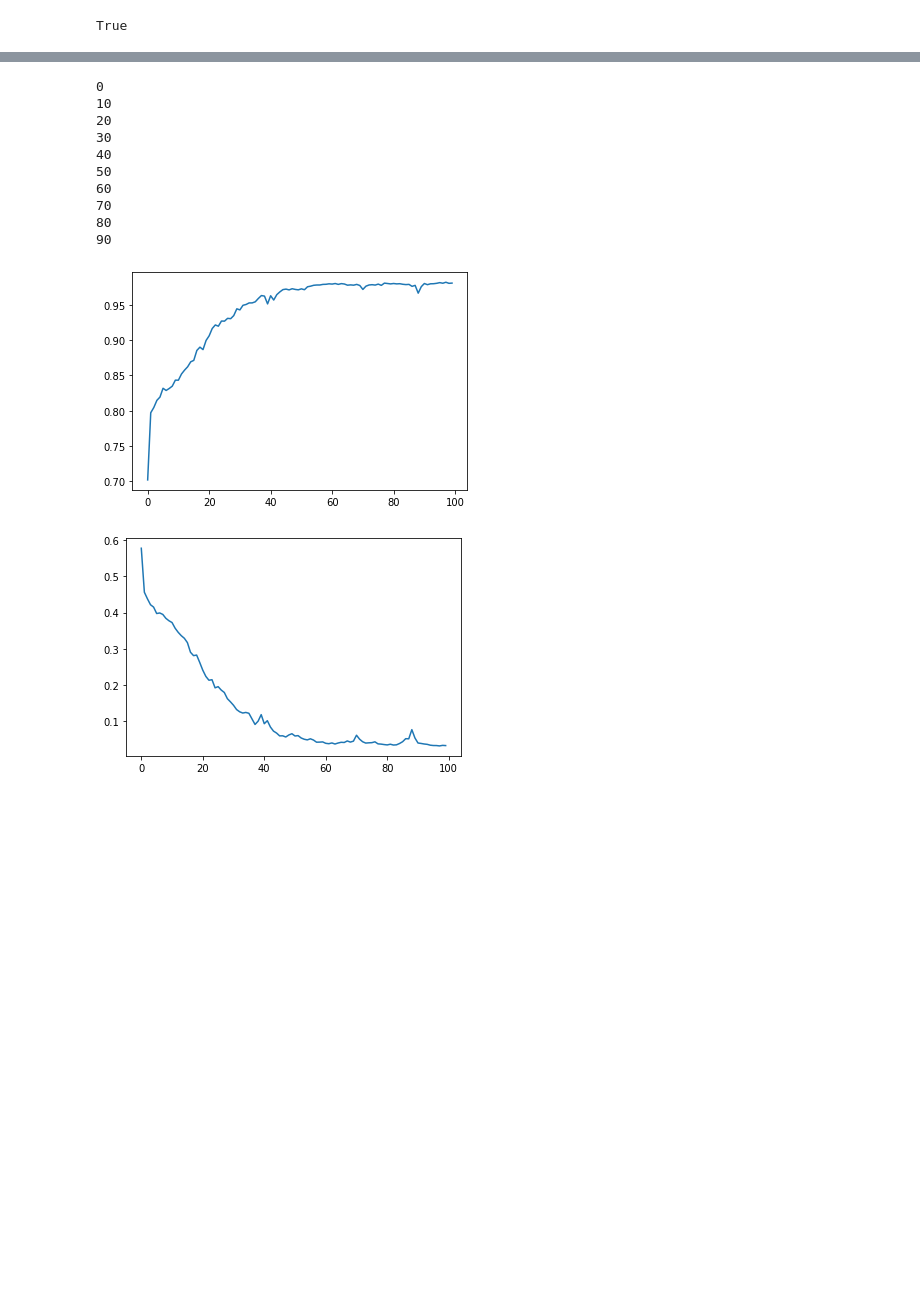
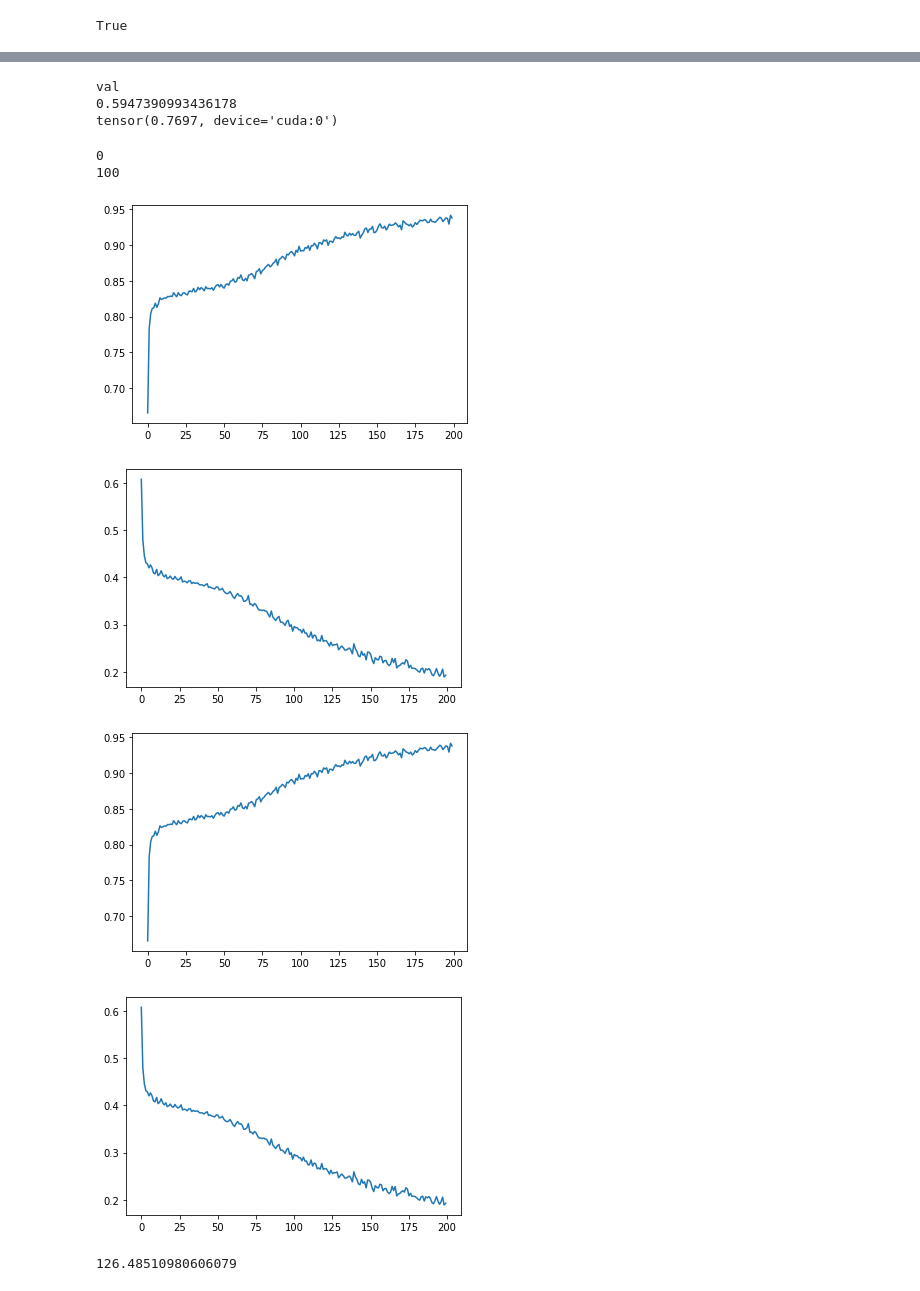
Before and after one commit to Chuck2Win/-Kaggle-Real-or-Not-NLP-with-Disaster-Tweets, a Jupyter notebook: kaggle.ipynb, the cells around one changed output, grey strips where cells are left out. Cells and saved outputs as stored; diff of their text form; code cells hidden in the pictures; blank space fills up the shorter version.

```diff
--- a/kaggle.ipynb
+++ b/kaggle.ipynb
@@ -212,13 +268,15 @@ class gru_sentiment(nn.Module):
 # %%
 # 학습을 시켜보자
-epochs=100
+import time
+now_time=time.time()
+epochs=200
 device='cuda' if torch.cuda.is_available else 'cpu'
 cost=[]
 acc=[]
 models=cnn_sentiment(100).to(device)
-optimizer=torch.optim.Adam(models.parameters(),0.001)
+optimizer=torch.optim.Adam(models.parameters(),0.001,weight_decay=1e-3)
 for epoch in range(epochs):
-    if epoch%10==0:
+    if epoch%100==0:
         print(epoch)
     avg_cost=0
     avg_acc=0
@@ -239,5 +297,10 @@ for epoch in range(epochs):
     avg_acc/=n
     cost.append(avg_cost)
     acc.append(avg_acc)
+plt.plot(acc,label='acc')
+plt.show()
+plt.plot(cost,label='cost')
+plt.show()
+print(time.time()-now_time)
 # %% [output]
 0
@@ -261,47 +311,72 @@ plt.show()
+# %%
+with torch.no_grad():
+    models.eval()
+    avg_cost=0
+    avg_acc=0
+    n=0
+    for w in val_loader:
+        x=w.text.to(device)
+        y=w.target.to(device)
+        predict=models.forward(x)
+        loss=F.cross_entropy(predict,y)
+        ac=(predict.argmax(dim=1)==y).float().mean()
+        avg_cost+=loss.item()
+        avg_acc+=ac
+        n+=1
+    avg_cost/=n
+    avg_acc/=n
+    print('val')
+    print(avg_cost)
+    print(avg_acc)
+# %% [output]
+val
+0.5947390993436178
+tensor(0.7697, device='cuda:0')
 # %%
 # 학습을 시켜보자
-epochs=100
+now_time=time.time()
+epochs=200
 device='cuda' if torch.cuda.is_available else 'cpu'
 cost=[]
 acc=[]
 models=gru_sentiment().to(device)
-optimizer=torch.optim.Adam(models.parameters(),0.001)
+optimizer=torch.optim.Adam(models.parameters(),0.001,weight_decay=1e-3)
 for epoch in range(epochs):
-    if epoch%10==0:
+    if epoch%100==0:
         print(epoch)
     avg_cost=0
     avg_acc=0
     n=0
     for wow in train_loader:
         x=wow.text.to(device)
         y=wow.target.to(device)
         optimizer.zero_grad()
         predict=models.forward(x)
         loss=F.cross_entropy(predict,y)
         ac=(predict.argmax(dim=1)==y).float().mean()
         avg_cost+=loss.item()
         avg_acc+=ac
         n+=1
         loss.backward()
         optimizer.step()
     avg_cost/=n
     avg_acc/=n
     cost.append(avg_cost)
     acc.append(avg_acc)
 plt.plot(acc,label='acc')
 plt.show()
 plt.plot(cost,label='cost')
 plt.show()
+plt.plot(acc,label='acc')
+plt.show()
+plt.plot(cost,label='cost')
+plt.show()
+print(time.time()-now_time)
 # %% [output]
 0
-10
-20
-30
-40
-50
-60
-70
-80
-90
+100
-[figure, old version]
+[figure, new version]
-[figure, old version]
+[figure, new version]
+[figure, added]
+[figure, added]
+126.48510980606079
```
Also changed, not shown: parts of 15 cells of this notebook.
